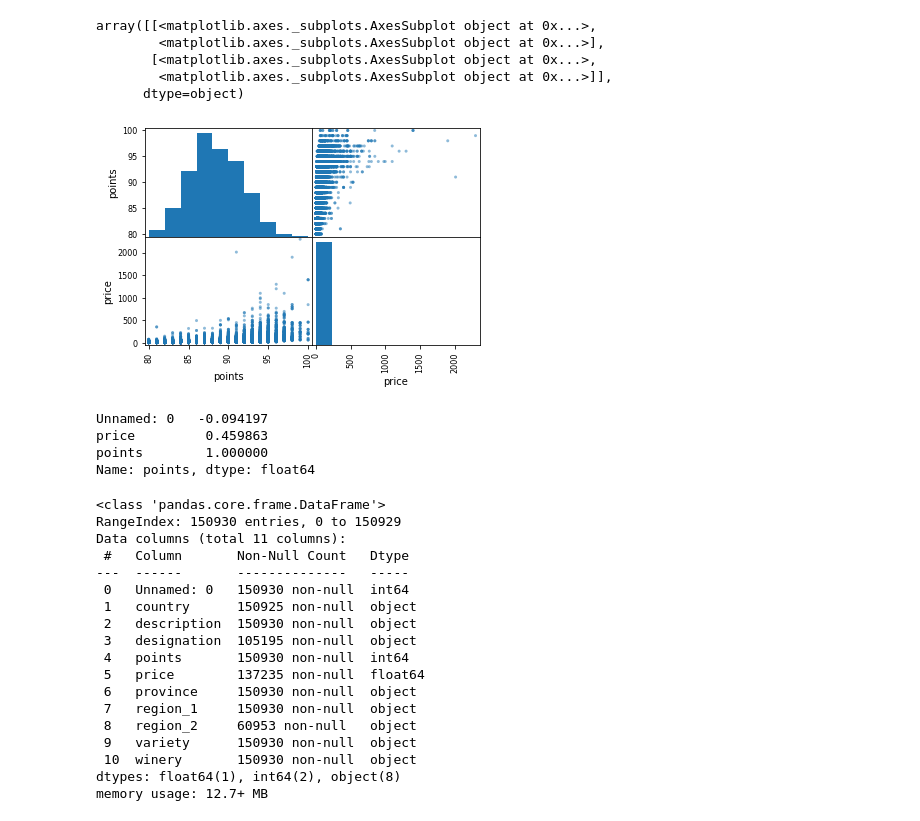
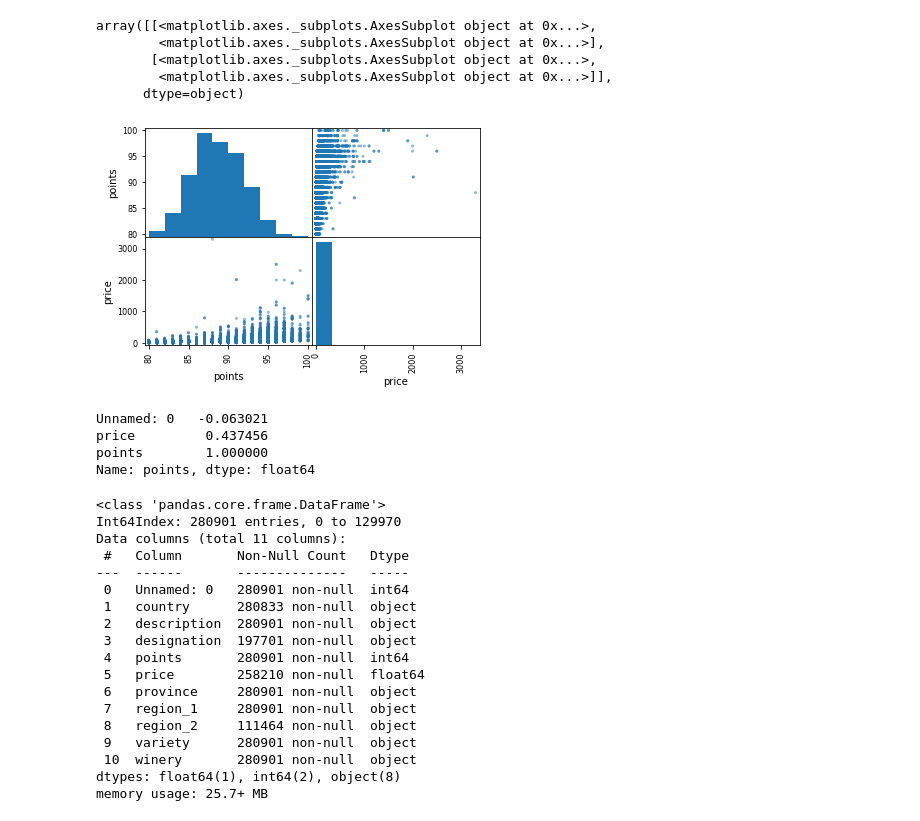
Before and after one commit to agelas/WineReviews, a Jupyter notebook: WineReviews.ipynb, the cells around one changed output. Saved outputs shown, nothing was run; the diff lists cells and outputs as text; code cells hidden in the pictures.

```diff
--- a/WineReviews.ipynb
+++ b/WineReviews.ipynb
@@ -1,7 +1,5 @@
 # %%
 import pandas as pd
 
-PATH = "winemag-data_first150k.csv"
-
-def load_wine_data(wine_path=PATH):
+def load_wine_data(wine_path):
     return pd.read_csv(wine_path)
@@ -36,0 +6,8 @@ memory usage: 12.7+ MB
+# %%
+wineReviews1 = load_wine_data("winemag-data_first150k.csv")
+wineReviews2 = load_wine_data( "winemag-data-130k-v2.csv")
+
+wineReviews2.drop(['taster_twitter_handle', 'title', 'taster_name'],axis = 1,inplace=True)
+
+wineReviews_all = pd.concat([wineReviews1, wineReviews2], axis = 0)
+wineReviews_all.info()
@@ -37,48 +33,51 @@ memory usage: 12.7+ MB
 # %%
 from pandas.plotting import scatter_matrix
 
 attributes = ["points", "price"]
-scatter_matrix(wineReviews[attributes])
+scatter_matrix(wineReviews_all[attributes])
 # %% [output]
 array([[<matplotlib.axes._subplots.AxesSubplot object at 0x...>,
         <matplotlib.axes._subplots.AxesSubplot object at 0x...>],
        [<matplotlib.axes._subplots.AxesSubplot object at 0x...>,
         <matplotlib.axes._subplots.AxesSubplot object at 0x...>]],
       dtype=object)
-[figure, old version]
+[figure, new version]
 # %%
-corr_matrix = wineReviews.corr()
+corr_matrix = wineReviews_all.corr()
 corr_matrix["points"].sort_values(ascending=True)
 # %% [output]
-Unnamed: 0   -0.094197
-price         0.459863
+Unnamed: 0   -0.063021
+price         0.437456
 points        1.000000
 Name: points, dtype: float64
 # %%
 fill = "nowhere"
-wineReviews["province"].fillna(fill, inplace=True)
-wineReviews["region_1"].fillna(fill, inplace=True)
+wineReviews_all["province"].fillna(fill, inplace=True)
+wineReviews_all["region_1"].fillna(fill, inplace=True)
 
-wineReviews.info()
+fill = "mystery"
+wineReviews_all["variety"].fillna(fill, inplace=True)
+
+wineReviews_all.info()
 # %% [output]
 <class 'pandas.core.frame.DataFrame'>
-RangeIndex: 150930 entries, 0 to 150929
+Int64Index: 280901 entries, 0 to 129970
 Data columns (total 11 columns):
  #   Column       Non-Null Count   Dtype
 ---  ------       --------------   -----
- 0   Unnamed: 0   150930 non-null  int64
- 1   country      150925 non-null  object
- 2   description  150930 non-null  object
- 3   designation  105195 non-null  object
- 4   points       150930 non-null  int64
- 5   price        137235 non-null  float64
- 6   province     150930 non-null  object
- 7   region_1     150930 non-null  object
- 8   region_2     60953 non-null   object
- 9   variety      150930 non-null  object
- 10  winery       150930 non-null  object
+ 0   Unnamed: 0   280901 non-null  int64
+ 1   country      280833 non-null  object
+ 2   description  280901 non-null  object
+ 3   designation  197701 non-null  object
+ 4   points       280901 non-null  int64
+ 5   price        258210 non-null  float64
+ 6   province     280901 non-null  object
+ 7   region_1     280901 non-null  object
+ 8   region_2     111464 non-null  object
+ 9   variety      280901 non-null  object
+ 10  winery       280901 non-null  object
 dtypes: float64(1), int64(2), object(8)
-memory usage: 12.7+ MB
+memory usage: 25.7+ MB
 # %%
 from sklearn.preprocessing import OrdinalEncoder
 
```
Also changed, not shown: parts of 22 cells of this notebook.
